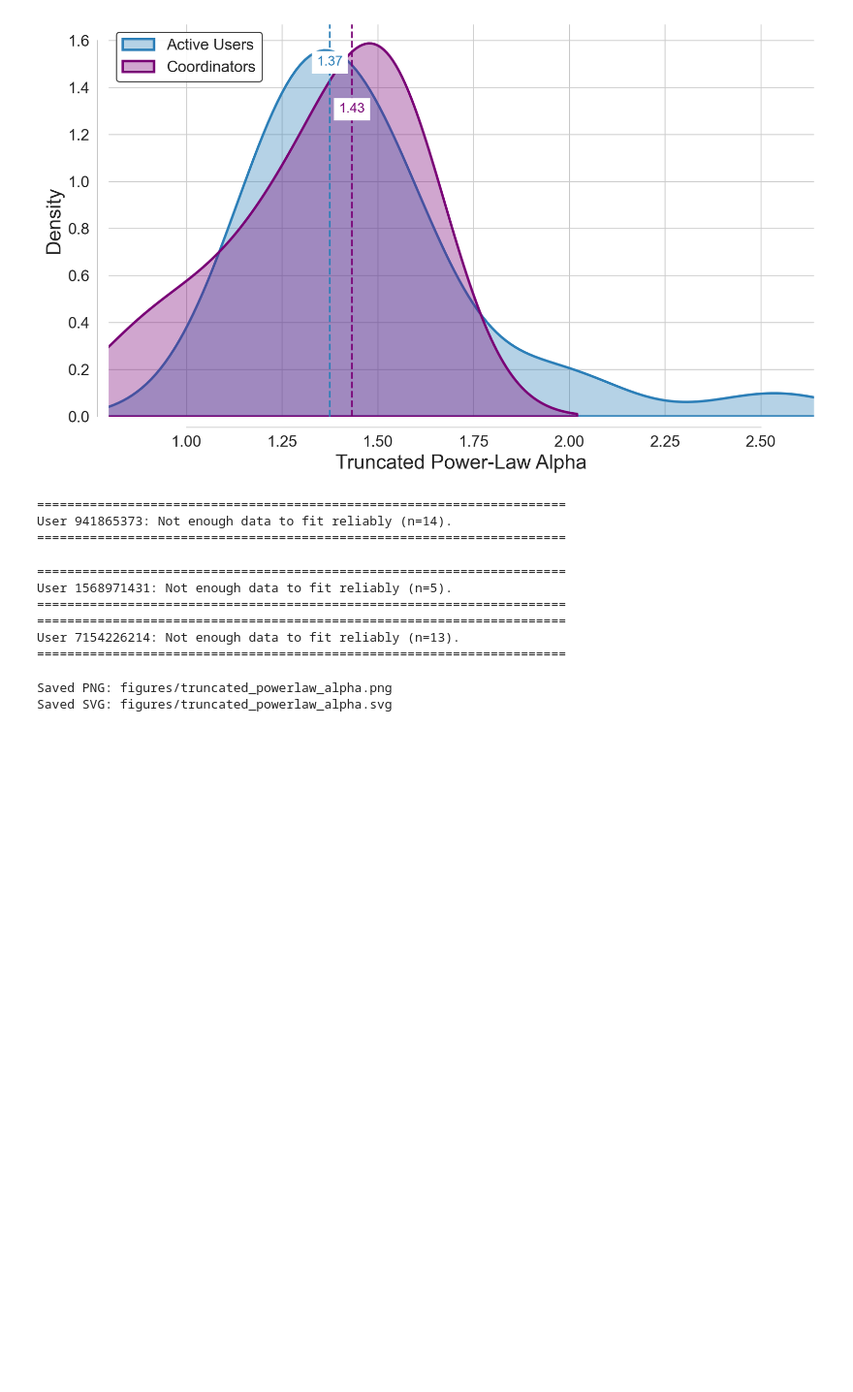
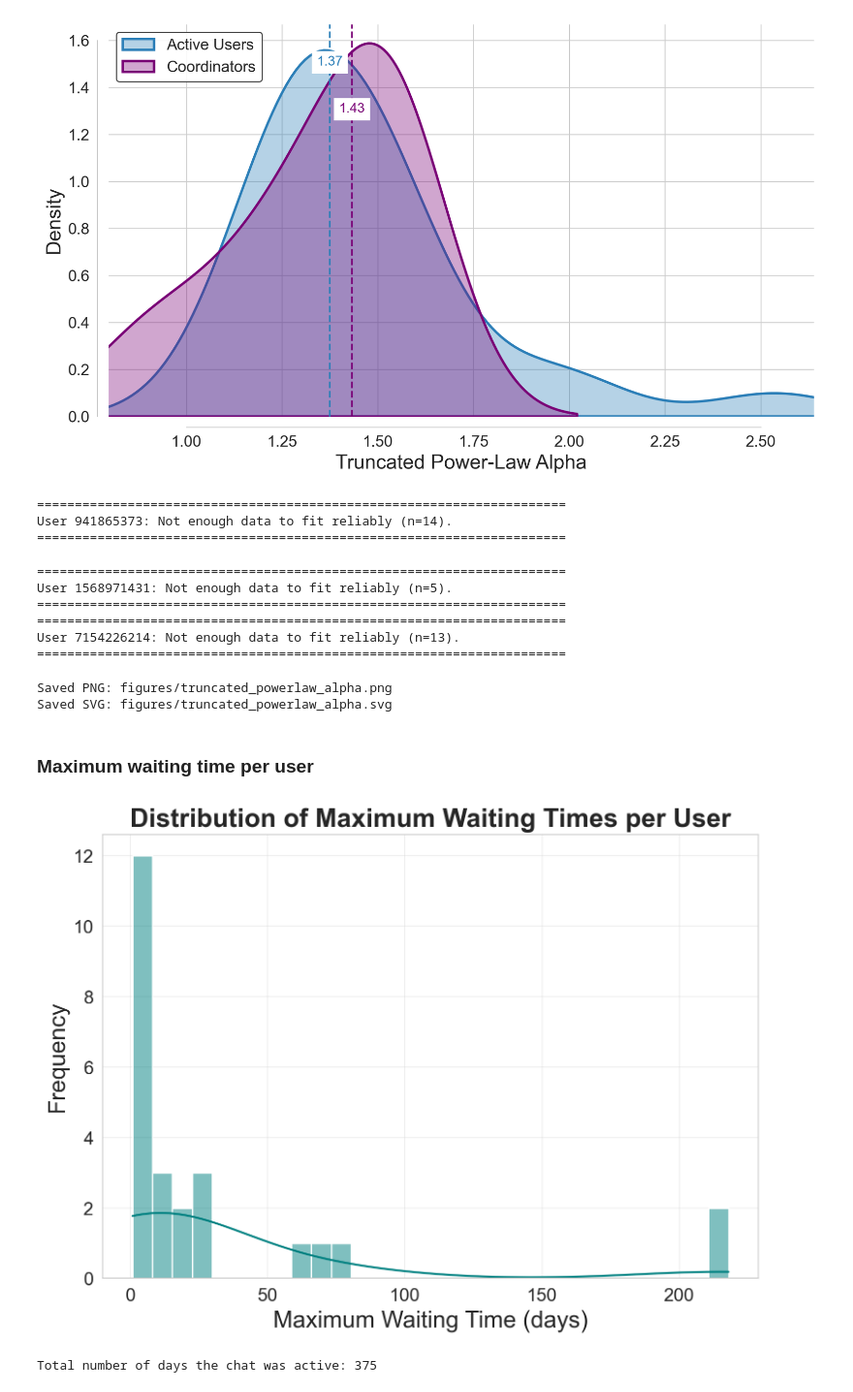
Before and after one commit to pablob2002/TFM, a Jupyter notebook: Active Users/260428_active_users_all.ipynb, the cells around one changed output. Shown at 97% size. Cells and saved outputs as stored; diff of their text form; code cells hidden in the pictures; blank space fills up the shorter version.

```diff
--- a/Active Users/260428_active_users_all.ipynb
+++ b/Active Users/260428_active_users_all.ipynb
@@ -724,3 +729,31 @@ User 7154226214: Not enough data to fit reliably (n=13).
 ======================================================================
 Saved PNG: figures/truncated_powerlaw_alpha.png
 Saved SVG: figures/truncated_powerlaw_alpha.svg
+# %% [markdown]
+### Maximum waiting time per user
+# %%
+# maximum waiting time for each user
+def max_waiting_time_per_user(active_users, messages_df):
+    max_waiting_times = {}
+    for user in active_users:
+        user_messages = messages_df[messages_df['sender_id'] == user] # Gather messages sent by the user.
+        user_dates = pd.to_datetime(user_messages['date'], errors='coerce').dropna()
+        if len(user_dates) < 2:
+            continue
+        waiting_time = user_dates.diff().dropna()
+        max_waiting_times[user] = waiting_time.max().total_seconds()/86400 # Convert to days
+    return max_waiting_times
+max_waiting_times = max_waiting_time_per_user(active_users, active_users_messages)
+# Plot the distribution of maximum waiting times
+plt.figure(figsize=(8,6))
+sns.histplot(list(max_waiting_times.values()), bins=30, kde=True, color='teal')
+plt.xlabel('Maximum Waiting Time (days)')
+plt.ylabel('Frequency')
+plt.title('Distribution of Maximum Waiting Times per User')
+plt.grid(True, alpha=0.3)
+plt.tight_layout()
+plt.show()
+print("Total number of days the chat was active:", (df['date'].max() - df['date'].min()).days)
+# %% [output]
+[figure, added]
+Total number of days the chat was active: 375
```
Also changed, not shown: parts of 5 cells of this notebook, 23 other files.
